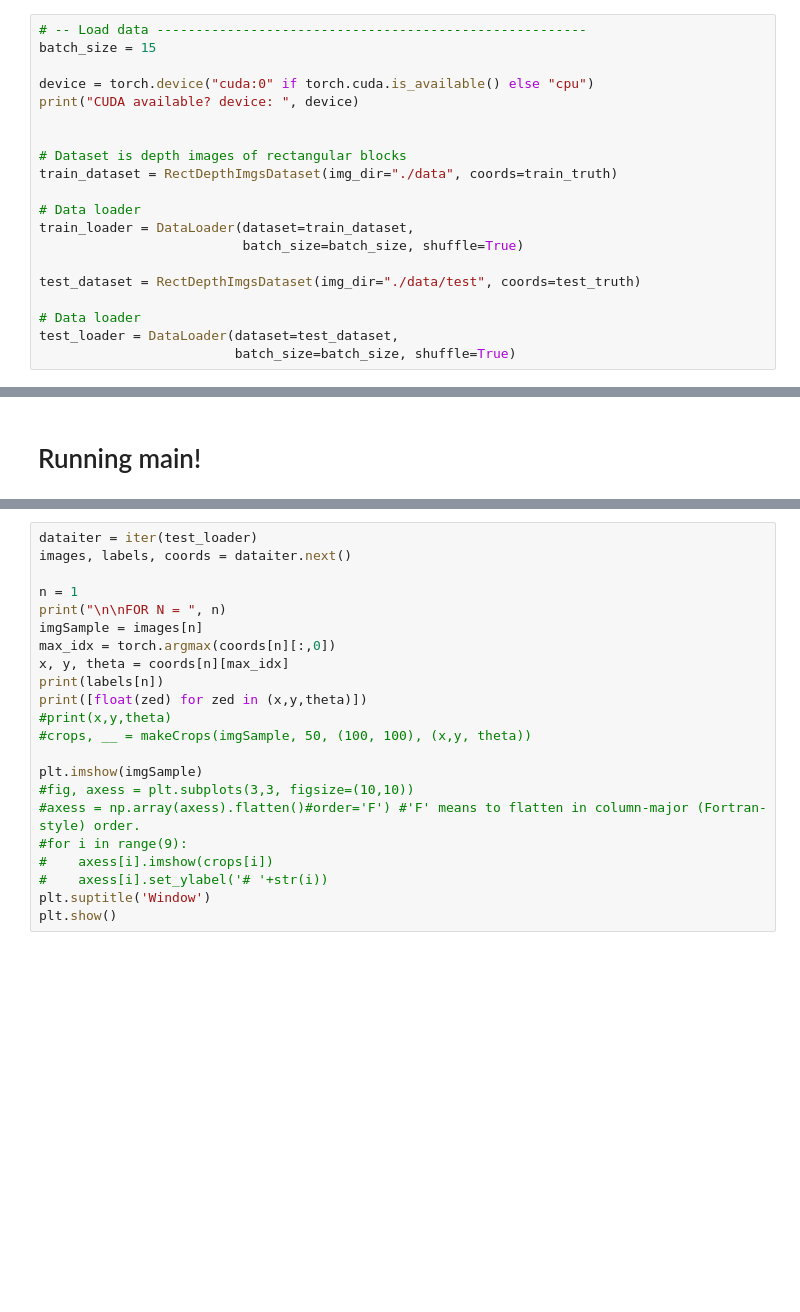
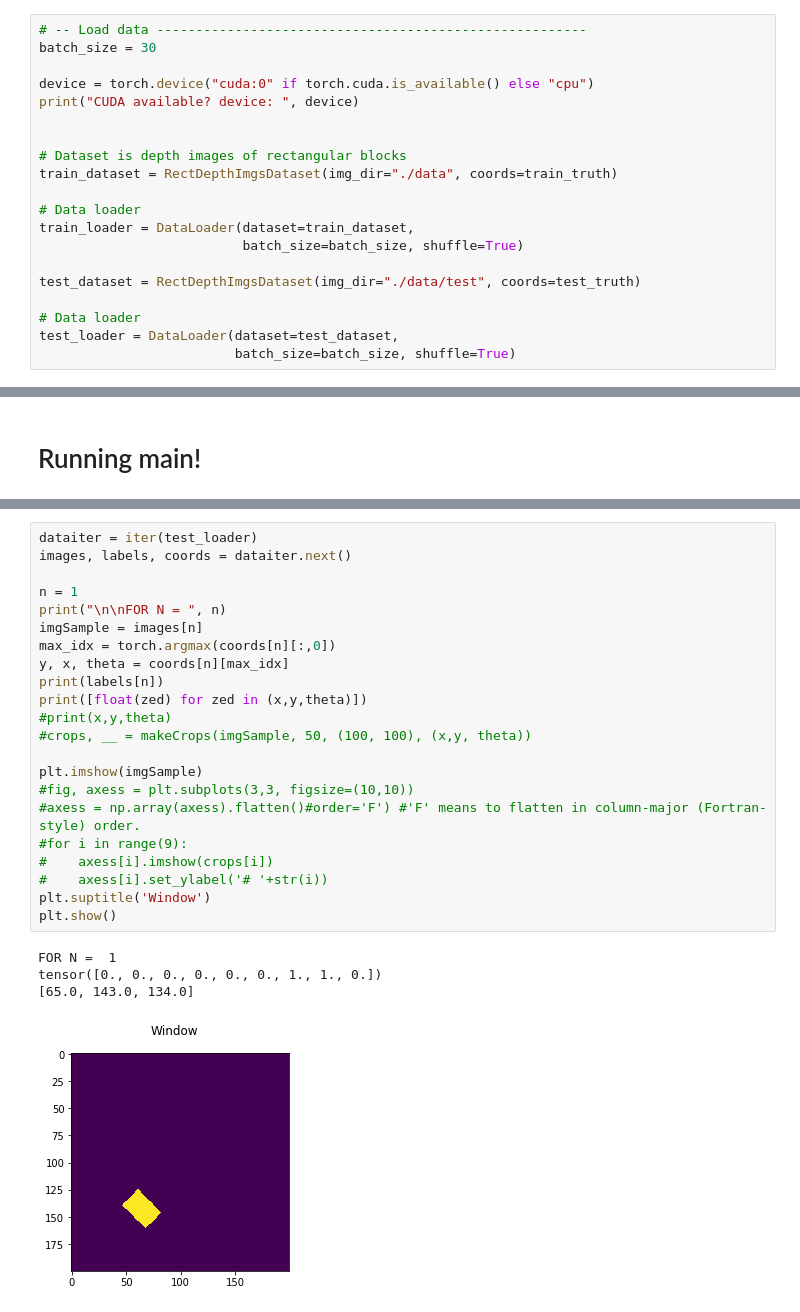
Before and after one commit to nouyang/platt2018, a Jupyter notebook: rcnn_depth/Sliding Window v5.ipynb, the cells around one changed output, grey strips where cells are left out. Cells and saved outputs as stored; diff of their text form; blank space fills up the shorter version.

```diff
--- a/rcnn_depth/Sliding Window v5.ipynb
+++ b/rcnn_depth/Sliding Window v5.ipynb
@@ -573,7 +585,7 @@ def validate(val_loader, c_model, r_model, c_criterion, r_criterion):
     return losses.avg, losses2.avg
 # %%
 # -- Load data -------------------------------------------------------
-batch_size = 15
+batch_size = 30
 
 device = torch.device("cuda:0" if torch.cuda.is_available() else "cpu")
 print("CUDA available? device: ", device)
@@ -720,25 +754,30 @@ regrModel = checkpoint['model2']
 # %%
 dataiter = iter(test_loader)
 images, labels, coords = dataiter.next()
 
 n = 1
 print("\n\nFOR N = ", n)
 imgSample = images[n]
 max_idx = torch.argmax(coords[n][:,0])
-x, y, theta = coords[n][max_idx]
+y, x, theta = coords[n][max_idx]
 print(labels[n])
 print([float(zed) for zed in (x,y,theta)])
 #print(x,y,theta)
 #crops, __ = makeCrops(imgSample, 50, (100, 100), (x,y, theta))
 
 plt.imshow(imgSample)
 #fig, axess = plt.subplots(3,3, figsize=(10,10))
 #axess = np.array(axess).flatten()#order='F') #'F' means to flatten in column-major (Fortran- style) order.
 #for i in range(9):
 #    axess[i].imshow(crops[i])
 #    axess[i].set_ylabel('# '+str(i))
 plt.suptitle('Window')
 plt.show()
+# %% [output]
+FOR N =  1
+tensor([0., 0., 0., 0., 0., 0., 1., 1., 0.])
+[65.0, 143.0, 134.0]
+[figure, added]
 # %%
 # -- Check the results -------------------------------------------------------
 
```
Also changed, not shown: parts of 12 cells of this notebook, 3 other files.
